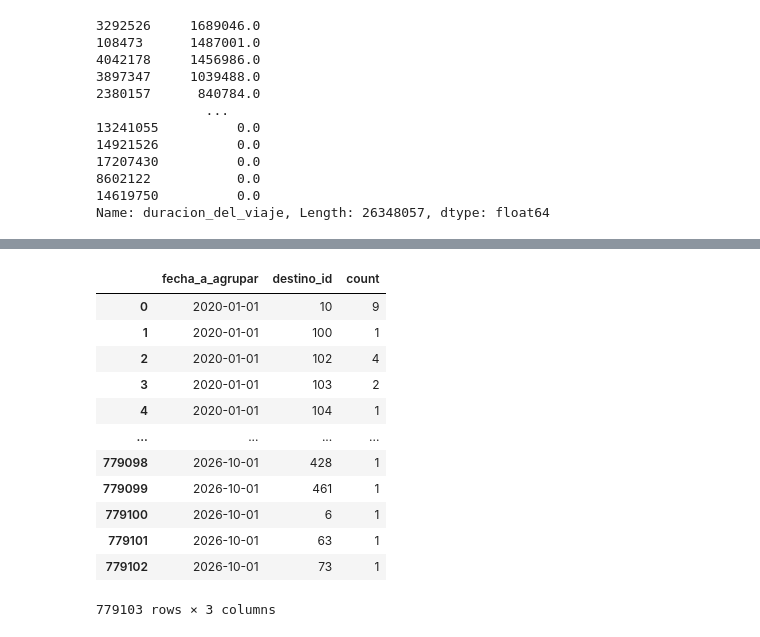
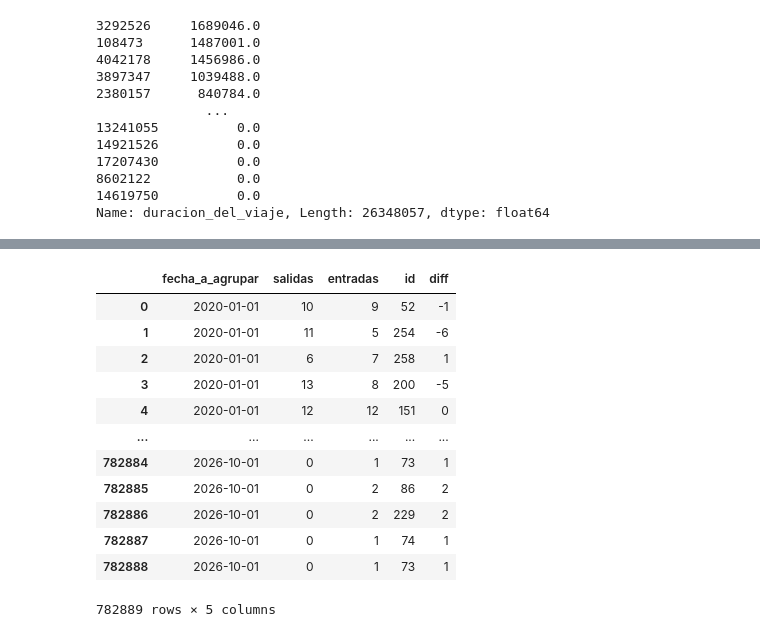
Before and after one commit to sanchezdavilaluisarturo/MLOps-ProyectoMiBici-Equipo7, a Jupyter notebook: notebooks/0.01-fat-exploracion-inicial.ipynb, the cells around one changed output, grey strips where cells are left out. Cells and saved outputs as stored; diff of their text form; code cells hidden in the pictures.

Commit message:
feat: se agregaron pruebas de estimado de cambios de capacidad a la libreta de exploracion de datos

```diff
--- a/notebooks/0.01-fat-exploracion-inicial.ipynb
+++ b/notebooks/0.01-fat-exploracion-inicial.ipynb
@@ -62,8 +62,7 @@ df = leer_todos_los_archivos(DATA_DIR)
 # %%
 df = leer_rango(DATA_DIR, (2020, 1), (2026, 9))
 # %%
-df["mes_redondeado"] = redondear_a_primer_dia_del_mes(df["inicio_del_viaje"])
-groupedby = df.groupby(df["mes_redondeado"])['viaje_id'].count()
+groupedby = df.groupby(redondear_a_primer_dia_del_mes(df["inicio_del_viaje"]))['viaje_id'].count()
 
 plt.plot(groupedby.index, groupedby)
 plt.xlabel("Fecha de inicio de viaje")
@@ -106,11 +104,6 @@ null_matrix.sum(axis=1).value_counts()
 1      160780
 2        4124
 Name: count, dtype: int64
-# %%
-# Los ids no se deben analizar como numéricos (absurdamente ineficiente, no hacer esto en prod)
-# Solo es para usar bien los describe() por ahora
-id_cols = ["viaje_id", "usuario_id", "origen_id", "destino_id"]
-df[id_cols] = df[id_cols].astype(str)
 # %%
 cat_cols = df.select_dtypes(include=["str","object"]).columns.tolist()
 num_cols = df.select_dtypes(include=["number"]).columns.tolist()
@@ -244,8 +219,8 @@ nom_df
 # %%
 # Si un id no está en el archivo de la nomenclatura, no es posible analizarlo para el problema P2. Los records con estos ids se eliminan
 def descartar_records_con_id_inexistente_en_nomenclatura(datos_df, nomenclatura_df, col_origen, col_destino, col_id_nomenclatura):
-    origen_id_no_en_nomenclatura = ~(datos_df[col_origen].isin(nomenclatura_df[col_id_nomenclatura].unique().astype(str)))
-    destino_id_no_en_nomenclatura = ~(datos_df[col_destino].isin(nomenclatura_df[col_id_nomenclatura].unique().astype(str)))
+    origen_id_no_en_nomenclatura = ~(datos_df[col_origen].isin(nomenclatura_df[col_id_nomenclatura].unique()))
+    destino_id_no_en_nomenclatura = ~(datos_df[col_destino].isin(nomenclatura_df[col_id_nomenclatura].unique()))
     return datos_df[~(origen_id_no_en_nomenclatura | destino_id_no_en_nomenclatura)]
 # %%
 df = descartar_records_con_id_inexistente_en_nomenclatura(df, nom_df, "origen_id", "destino_id", "id")
@@ -308,4 +273,5 @@ def conteo_de_ids_por_fecha(df, col_fecha, col_id):
         )
     return resultado
 # %%
-conteo_de_ids_por_fecha(df, "inicio_del_viaje", "origen_id")
+salidas_diarias = conteo_de_ids_por_fecha(df, "inicio_del_viaje", "origen_id")
+entradas_diarias = conteo_de_ids_por_fecha(df, "fin_del_viaje", "destino_id")
@@ -326,16 +278,32 @@ conteo_de_ids_por_fecha(df, "inicio_del_viaje", "origen_id")
 # %%
-conteo_de_ids_por_fecha(df, "fin_del_viaje", "destino_id")
+movimientos_df = (
+    pd.merge(left=salidas_diarias,
+         right=entradas_diarias,
+         how="outer",
+         left_on=["fecha_a_agrupar", "origen_id"],
+         right_on=["fecha_a_agrupar", "destino_id"])
+    .fillna(0)
+)
+
+movimientos_df["id"] = df["origen_id"].combine_first(df["destino_id"])
+movimientos_df = (
+    movimientos_df.rename(columns={"count_x": "salidas", "count_y": "entradas"})
+                          .drop(["origen_id", "destino_id"], axis=1)
+                          )
+movimientos_df["diff"] = movimientos_df["entradas"] - movimientos_df["salidas"]
+movimientos_df = pd.merge(movimientos_df, nom_df[["id","dpcapacity"]], how="left", on="id")
+movimientos_df
 # %% [output]
-|  | fecha_a_agrupar | destino_id | count |
-| 0 | 2020-01-01 | 10 | 9 |
-| 1 | 2020-01-01 | 100 | 1 |
-| 2 | 2020-01-01 | 102 | 4 |
-| 3 | 2020-01-01 | 103 | 2 |
-| 4 | 2020-01-01 | 104 | 1 |
-| ... | ... | ... | ... |
-| 779098 | 2026-10-01 | 428 | 1 |
-| 779099 | 2026-10-01 | 461 | 1 |
-| 779100 | 2026-10-01 | 6 | 1 |
-| 779101 | 2026-10-01 | 63 | 1 |
-| 779102 | 2026-10-01 | 73 | 1 |
+|  | fecha_a_agrupar | salidas | entradas | id | diff |
+| 0 | 2020-01-01 | 10 | 9 | 52 | -1 |
+| 1 | 2020-01-01 | 11 | 5 | 254 | -6 |
+| 2 | 2020-01-01 | 6 | 7 | 258 | 1 |
+| 3 | 2020-01-01 | 13 | 8 | 200 | -5 |
+| 4 | 2020-01-01 | 12 | 12 | 151 | 0 |
+| ... | ... | ... | ... | ... | ... |
+| 782884 | 2026-10-01 | 0 | 1 | 73 | 1 |
+| 782885 | 2026-10-01 | 0 | 2 | 86 | 2 |
+| 782886 | 2026-10-01 | 0 | 2 | 229 | 2 |
+| 782887 | 2026-10-01 | 0 | 1 | 74 | 1 |
+| 782888 | 2026-10-01 | 0 | 1 | 73 | 1 |
-779103 rows × 3 columns
+782889 rows × 5 columns
```
Also changed, not shown: parts of 25 cells of this notebook.
